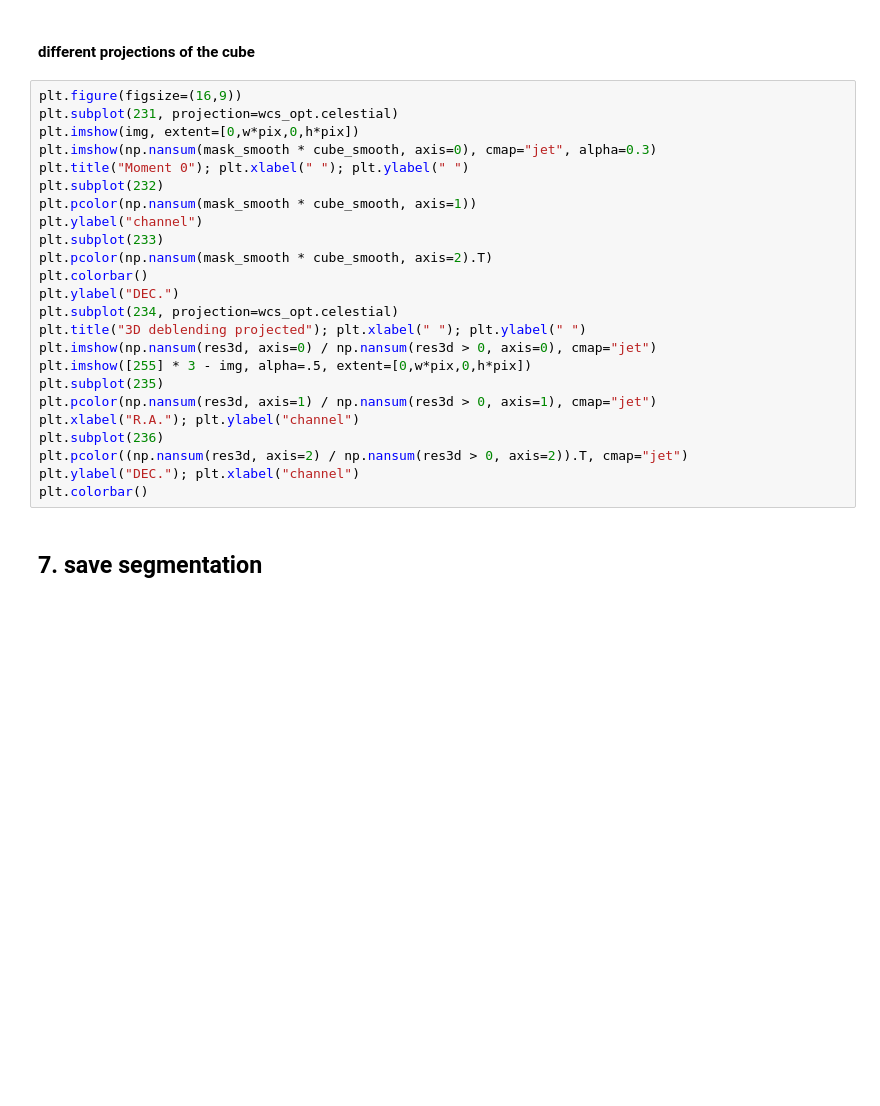
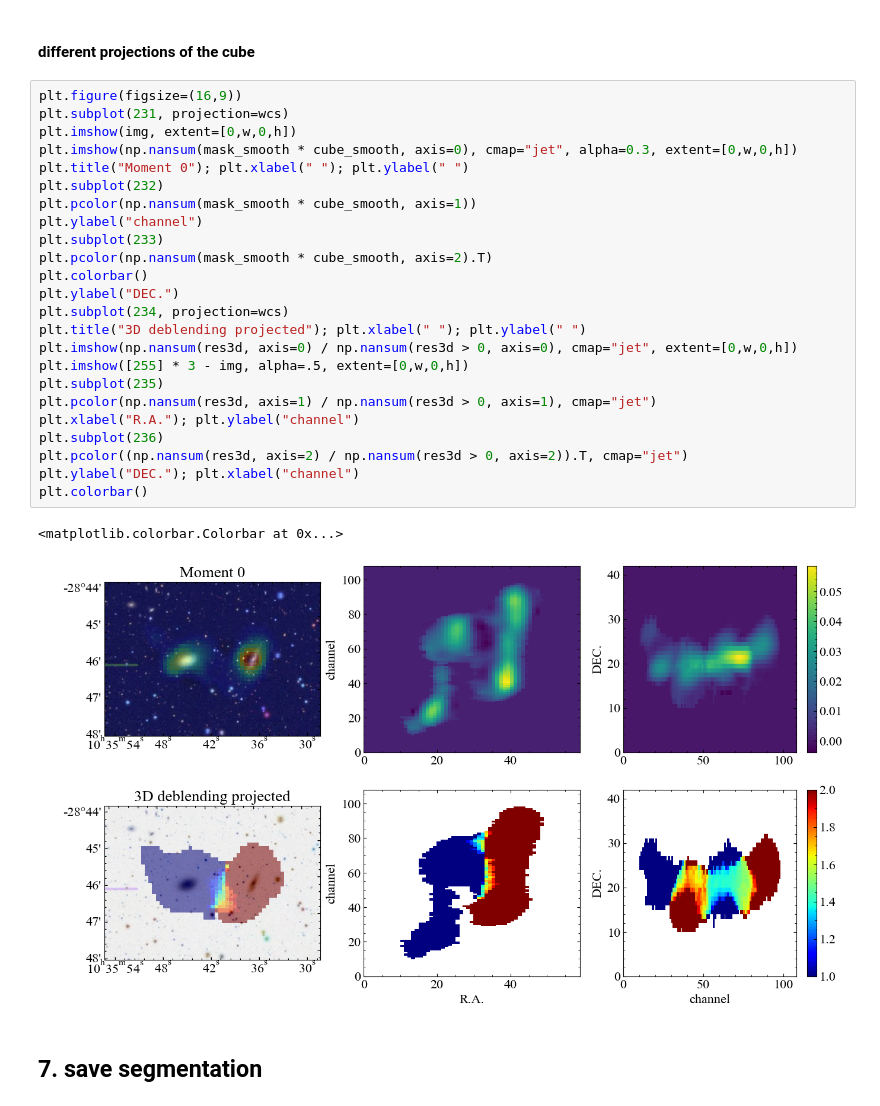
Before and after one commit to BetaGem/wallaby-galaxy-pair, a Jupyter notebook: deblending.ipynb, the cells around one changed output. Cells and saved outputs as stored; diff of their text form; blank space fills up the shorter version.

```diff
--- a/deblending.ipynb
+++ b/deblending.ipynb
@@ -470,28 +457,31 @@ for n, seg3d in enumerate(segments3d):
 #### different projections of the cube
 # %%
 plt.figure(figsize=(16,9))
-plt.subplot(231, projection=wcs_opt.celestial)
-plt.imshow(img, extent=[0,w*pix,0,h*pix])
-plt.imshow(np.nansum(mask_smooth * cube_smooth, axis=0), cmap="jet", alpha=0.3)
+plt.subplot(231, projection=wcs)
+plt.imshow(img, extent=[0,w,0,h])
+plt.imshow(np.nansum(mask_smooth * cube_smooth, axis=0), cmap="jet", alpha=0.3, extent=[0,w,0,h])
 plt.title("Moment 0"); plt.xlabel(" "); plt.ylabel(" ")
 plt.subplot(232)
 plt.pcolor(np.nansum(mask_smooth * cube_smooth, axis=1))
 plt.ylabel("channel")
 plt.subplot(233)
 plt.pcolor(np.nansum(mask_smooth * cube_smooth, axis=2).T)
 plt.colorbar()
 plt.ylabel("DEC.")
-plt.subplot(234, projection=wcs_opt.celestial)
+plt.subplot(234, projection=wcs)
 plt.title("3D deblending projected"); plt.xlabel(" "); plt.ylabel(" ")
-plt.imshow(np.nansum(res3d, axis=0) / np.nansum(res3d > 0, axis=0), cmap="jet")
-plt.imshow([255] * 3 - img, alpha=.5, extent=[0,w*pix,0,h*pix])
+plt.imshow(np.nansum(res3d, axis=0) / np.nansum(res3d > 0, axis=0), cmap="jet", extent=[0,w,0,h])
+plt.imshow([255] * 3 - img, alpha=.5, extent=[0,w,0,h])
 plt.subplot(235)
 plt.pcolor(np.nansum(res3d, axis=1) / np.nansum(res3d > 0, axis=1), cmap="jet")
 plt.xlabel("R.A."); plt.ylabel("channel")
 plt.subplot(236)
 plt.pcolor((np.nansum(res3d, axis=2) / np.nansum(res3d > 0, axis=2)).T, cmap="jet")
 plt.ylabel("DEC."); plt.xlabel("channel")
 plt.colorbar()
+# %% [output]
+<matplotlib.colorbar.Colorbar at 0x...>
+[figure, added]
 # %% [markdown]
 ## 7. save segmentation
 # %%
```
Also changed, not shown: parts of 16 cells of this notebook, 1 other file.
